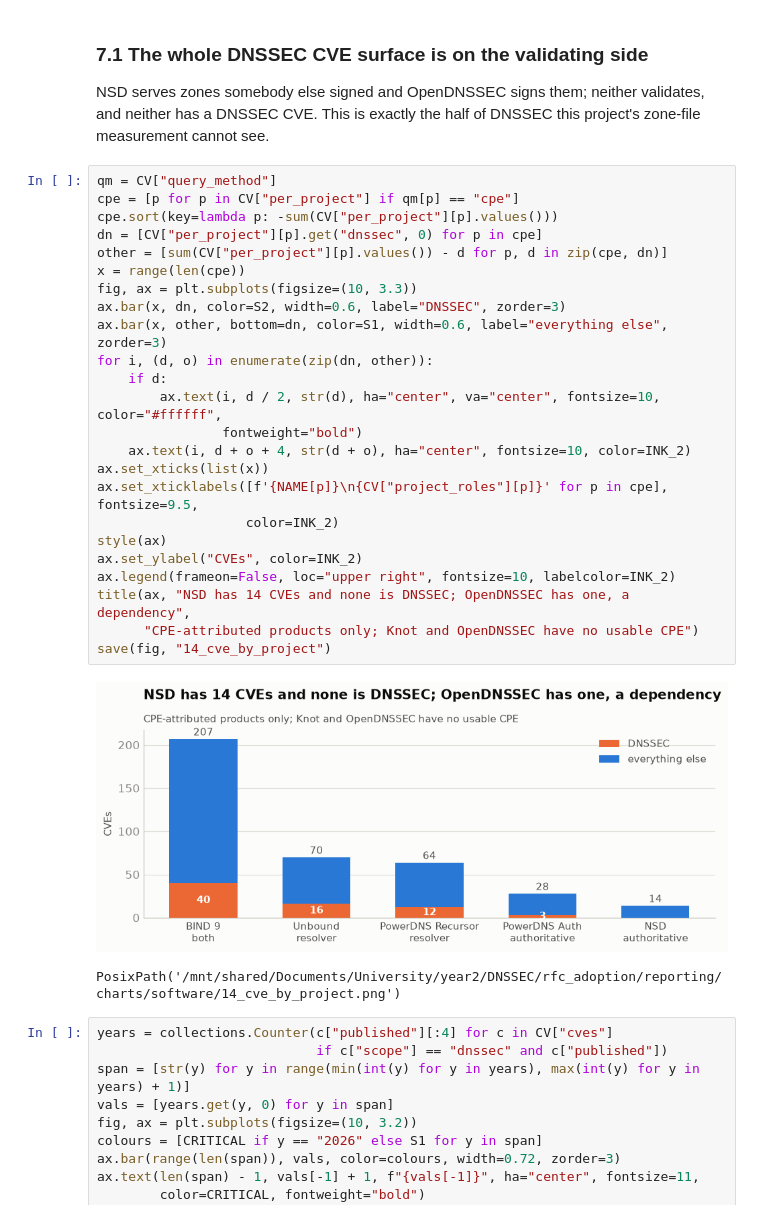
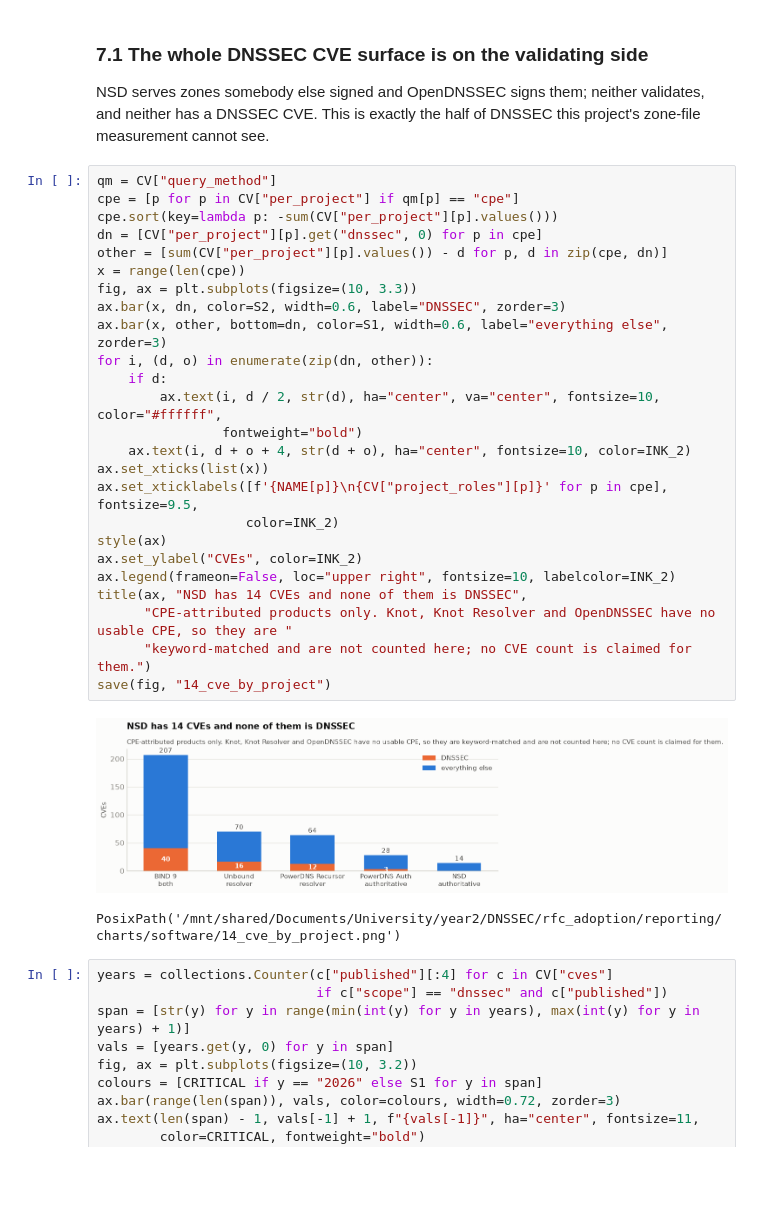
Before and after one commit to j776w781/rfc_adoption, a Jupyter notebook: notebooks/dnssec_software_releases.ipynb, the cells around one changed output. Cells and saved outputs as stored; diff of their text form; blank space fills up the shorter version.

```diff
--- a/notebooks/dnssec_software_releases.ipynb
+++ b/notebooks/dnssec_software_releases.ipynb
@@ -714,29 +716,30 @@ project's zone-file measurement cannot see.
 # %%
 qm = CV["query_method"]
 cpe = [p for p in CV["per_project"] if qm[p] == "cpe"]
 cpe.sort(key=lambda p: -sum(CV["per_project"][p].values()))
 dn = [CV["per_project"][p].get("dnssec", 0) for p in cpe]
 other = [sum(CV["per_project"][p].values()) - d for p, d in zip(cpe, dn)]
 x = range(len(cpe))
 fig, ax = plt.subplots(figsize=(10, 3.3))
 ax.bar(x, dn, color=S2, width=0.6, label="DNSSEC", zorder=3)
 ax.bar(x, other, bottom=dn, color=S1, width=0.6, label="everything else", zorder=3)
 for i, (d, o) in enumerate(zip(dn, other)):
     if d:
         ax.text(i, d / 2, str(d), ha="center", va="center", fontsize=10, color="#ffffff",
                 fontweight="bold")
     ax.text(i, d + o + 4, str(d + o), ha="center", fontsize=10, color=INK_2)
 ax.set_xticks(list(x))
 ax.set_xticklabels([f'{NAME[p]}\n{CV["project_roles"][p]}' for p in cpe], fontsize=9.5,
                    color=INK_2)
 style(ax)
 ax.set_ylabel("CVEs", color=INK_2)
 ax.legend(frameon=False, loc="upper right", fontsize=10, labelcolor=INK_2)
-title(ax, "NSD has 14 CVEs and none is DNSSEC; OpenDNSSEC has one, a dependency",
-      "CPE-attributed products only; Knot and OpenDNSSEC have no usable CPE")
+title(ax, "NSD has 14 CVEs and none of them is DNSSEC",
+      "CPE-attributed products only. Knot, Knot Resolver and OpenDNSSEC have no usable CPE, so they are "
+      "keyword-matched and are not counted here; no CVE count is claimed for them.")
 save(fig, "14_cve_by_project")
 # %% [output]
-[figure, old version]
+[figure, new version]
 PosixPath('/mnt/shared/Documents/University/year2/DNSSEC/rfc_adoption/reporting/charts/software/14_cve_by_project.png')
 # %%
 years = collections.Counter(c["published"][:4] for c in CV["cves"]
```
Also changed, not shown: parts of 4 cells of this notebook, 13 other files.
